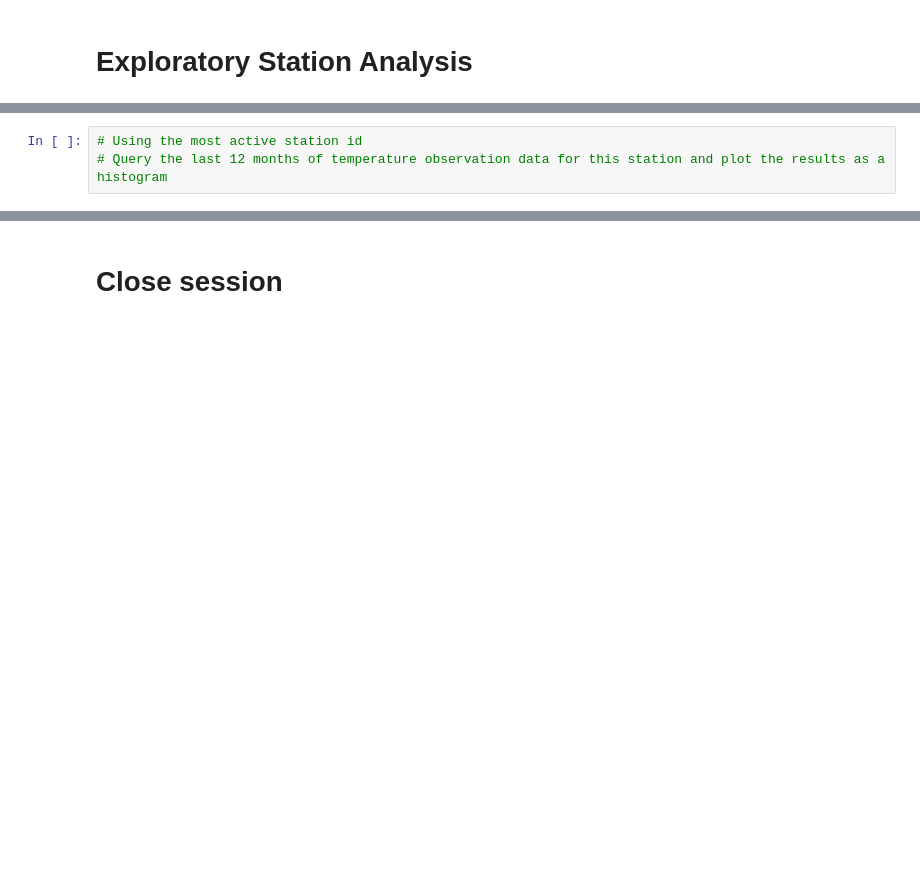
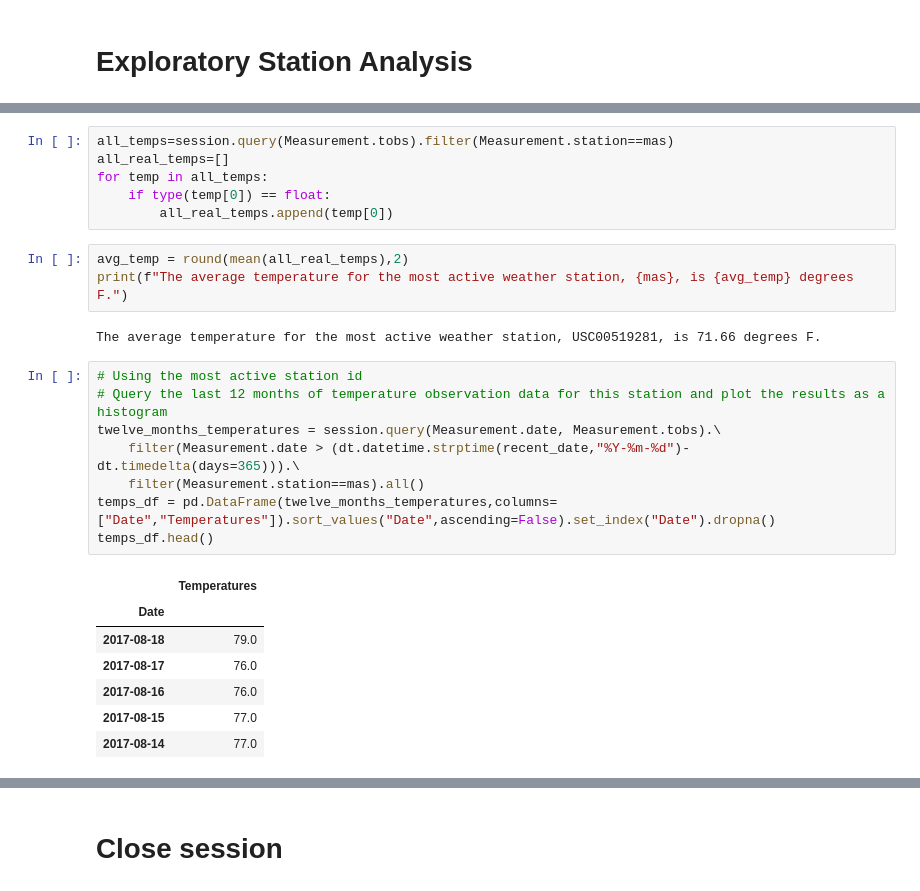
Before and after one commit to georgiafbi/sqlalchemy-challenge, a Jupyter notebook: climate_starter.ipynb, the cells around one changed output, grey strips where cells are left out. Cells and saved outputs as stored; diff of their text form; blank space fills up the shorter version.

```diff
--- a/climate_starter.ipynb
+++ b/climate_starter.ipynb
@@ -117,3 +148,27 @@ prcp_summary_df
+# %%
+all_temps=session.query(Measurement.tobs).filter(Measurement.station==mas)
+all_real_temps=[]
+for temp in all_temps:
+    if type(temp[0]) == float:
+        all_real_temps.append(temp[0])
+# %%
+avg_temp = round(mean(all_real_temps),2)
+print(f"The average temperature for the most active weather station, {mas}, is {avg_temp} degrees F.")
+# %% [output]
+The average temperature for the most active weather station, USC00519281, is 71.66 degrees F.
 # %%
 # Using the most active station id
 # Query the last 12 months of temperature observation data for this station and plot the results as a histogram
+twelve_months_temperatures = session.query(Measurement.date, Measurement.tobs).\
+    filter(Measurement.date > (dt.datetime.strptime(recent_date,"%Y-%m-%d")-dt.timedelta(days=365))).\
+    filter(Measurement.station==mas).all()
+temps_df = pd.DataFrame(twelve_months_temperatures,columns=["Date","Temperatures"]).sort_values("Date",ascending=False).set_index("Date").dropna()
+temps_df.head()
+# %% [output]
+|  | Temperatures |
+| Date |  |
+| 2017-08-18 | 79.0 |
+| 2017-08-17 | 76.0 |
+| 2017-08-16 | 76.0 |
+| 2017-08-15 | 77.0 |
+| 2017-08-14 | 77.0 |
```
Also changed, not shown: parts of 14 cells of this notebook, 2 other files.
